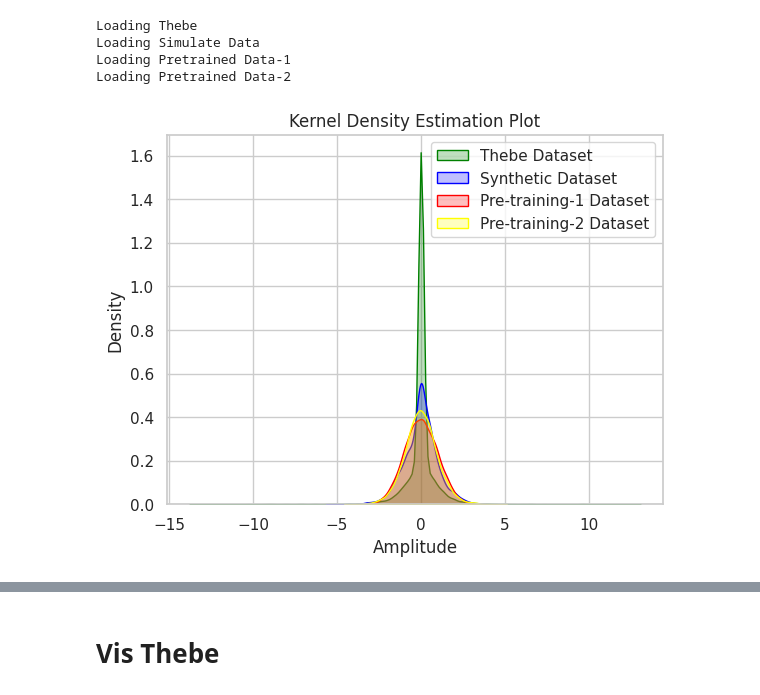
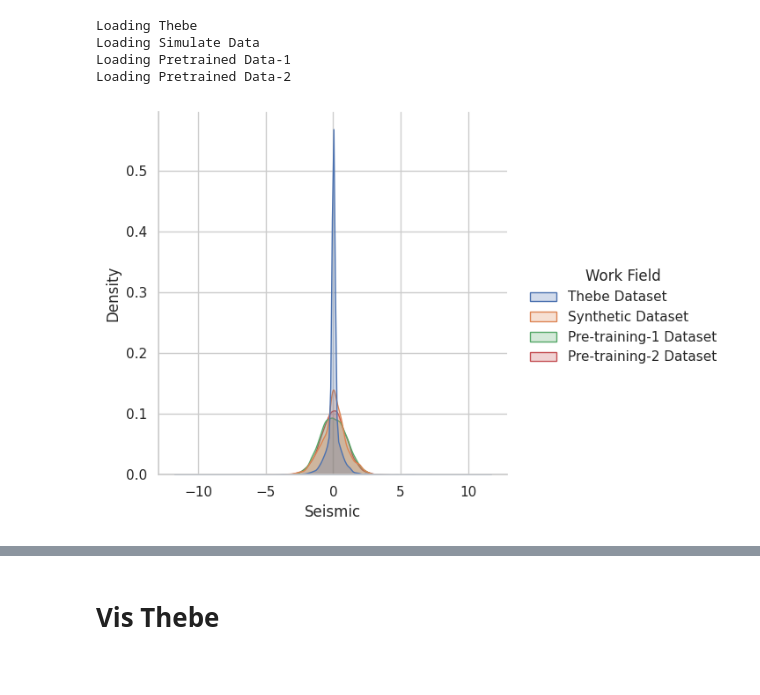
Before and after one commit to zezeze97/Fault_Recong, a Jupyter notebook: temp_vis.ipynb, the cells around one changed output, grey strips where cells are left out. Cells and saved outputs as stored; diff of their text form; code cells hidden in the pictures.

```diff
--- a/temp_vis.ipynb
+++ b/temp_vis.ipynb
@@ -27,36 +20,50 @@ def z_score(seis, ignore_zero=True):
         return seis
     else:
         return (seis - seis.mean()) / seis.std()
+# %%
+def get_sample(seis, fault=None, num_sample=100):
+    if fault is not None:
+        assert seis.shape == fault.shape
+    inline_select = np.random.choice(seis.shape[0], size=num_sample)
+    xline_select = np.random.choice(seis.shape[1], size=num_sample)
+    timeline_select = np.random.choice(seis.shape[2], size=num_sample)
+
+    seis_sample = seis[inline_select, xline_select, timeline_select]
+    if fault is not None:
+        fault_sample = fault[inline_select, xline_select, timeline_select]
+        return z_score(seis_sample.copy(), ignore_zero=True), fault_sample.copy().astype(bool)
+    else:
+        return z_score(seis_sample.copy(), ignore_zero=True)
 # %%
 num_sample = 10000
 print('Loading Thebe')
-thebe = get_sample(np.load('Fault_data/public_data/precessed/train/seis/seistrain.npy', mmap_mode='r'), num_sample)
+thebe_seis = np.load('Fault_data/public_data/precessed/train/seis/seistrain.npy', mmap_mode='r')
+thebe_fault = np.load('Fault_data/public_data/precessed/train/fault/faulttrain.npy', mmap_mode='r')
+thebe_seis_sample, thebe_fault_sample = get_sample(thebe_seis, thebe_fault, num_sample)
 print('Loading Simulate Data')
-sync = get_sample(np.fromfile('Fault_data/simulate_data/train/seis/59.dat', dtype=np.single).reshape(128, 128, 128), num_sample)
+sync_seis = np.fromfile('Fault_data/simulate_data/train/seis/59.dat', dtype=np.single).reshape(128, 128, 128)
+sync_fault = np.fromfile('Fault_data/simulate_data/train/fault/59.dat', dtype=np.single).reshape(128, 128, 128)
+sync_seis_sample, sync_fault_sample = get_sample(sync_seis, sync_fault, num_sample)
 print('Loading Pretrained Data-1')
-pretrained_data_1 = get_sample(segyio.tools.cube('Fault_data/project_data_v1/unlabeled/chahetai/chjSmall_mig.sgy'), num_sample)
+pretrained_data_1 = get_sample(segyio.tools.cube('Fault_data/project_data_v1/unlabeled/chahetai/chjSmall_mig.sgy'), fault=None, num_sample=num_sample)
 print('Loading Pretrained Data-2')
-pretrained_data_2 = get_sample(segyio.tools.cube('Fault_data/project_data_v1/labeled/qyb/seis/20230412_QY-PSTM-STK-CG-TO-DIYAN.sgy'), num_sample)
+pretrained_data_2 = get_sample(segyio.tools.cube('Fault_data/project_data_v1/labeled/qyb/seis/20230412_QY-PSTM-STK-CG-TO-DIYAN.sgy'), fault=None, num_sample=num_sample)
 # %% [output]
 Loading Thebe
 Loading Simulate Data
 Loading Pretrained Data-1
 Loading Pretrained Data-2
-# %%
-# 使用 Seaborn 绘制概率密度图
-sns.set(style="whitegrid")  # 设置样式，可选
-sns.kdeplot(z_score(thebe, ignore_zero=False), fill=True, color="green",label='Thebe Dataset')
-sns.kdeplot(z_score(sync, ignore_zero=False), fill=True, color="blue", label='Synthetic Dataset')
-sns.kdeplot(z_score(pretrained_data_1, ignore_zero=False), fill=True, color="red", label='Pre-training-1 Dataset')
-sns.kdeplot(z_score(pretrained_data_2, ignore_zero=False), fill=True, color="yellow", label='Pre-training-2 Dataset')
-
-# 设置图表标签等
-plt.title("Kernel Density Estimation Plot")
-plt.xlabel("Amplitude")
-plt.ylabel("Density")
-
-plt.legend()
-# 显示图表
-plt.show()
-# %% [output]
-[figure, removed]
+# %%
+# generate seaborn data
+Work_Field = pd.Series(['Thebe Dataset' for _ in range(num_sample)] + ['Synthetic Dataset' for _ in range(num_sample)] + ['Pre-training-1 Dataset' for _ in range(num_sample)] + ['Pre-training-2 Dataset' for _ in range(num_sample)], name='Work Field')
+Seismic = pd.Series(thebe_seis_sample.tolist() + sync_seis_sample.tolist() + pretrained_data_1.tolist() + pretrained_data_2.tolist(), name='Seismic')
+Fault = pd.Series(thebe_fault_sample.tolist() + sync_fault_sample.tolist() + [None for _ in range(num_sample)] + [None for _ in range(num_sample)], name='Fault')
+df = pd.concat([Work_Field, Seismic, Fault], axis=1)
+# %%
+# 使用 Seaborn 绘制概率密度图
+sns.set(style="whitegrid")  # 设置样式，可选
+# sns.set_theme()
+sns.displot(df, x="Seismic", hue="Work Field", kind='kde', fill=True)
+plt.savefig('distribution.png', dpi=300)
+# %% [output]
+[figure, added]
```
Also changed, not shown: parts of 7 cells of this notebook.
